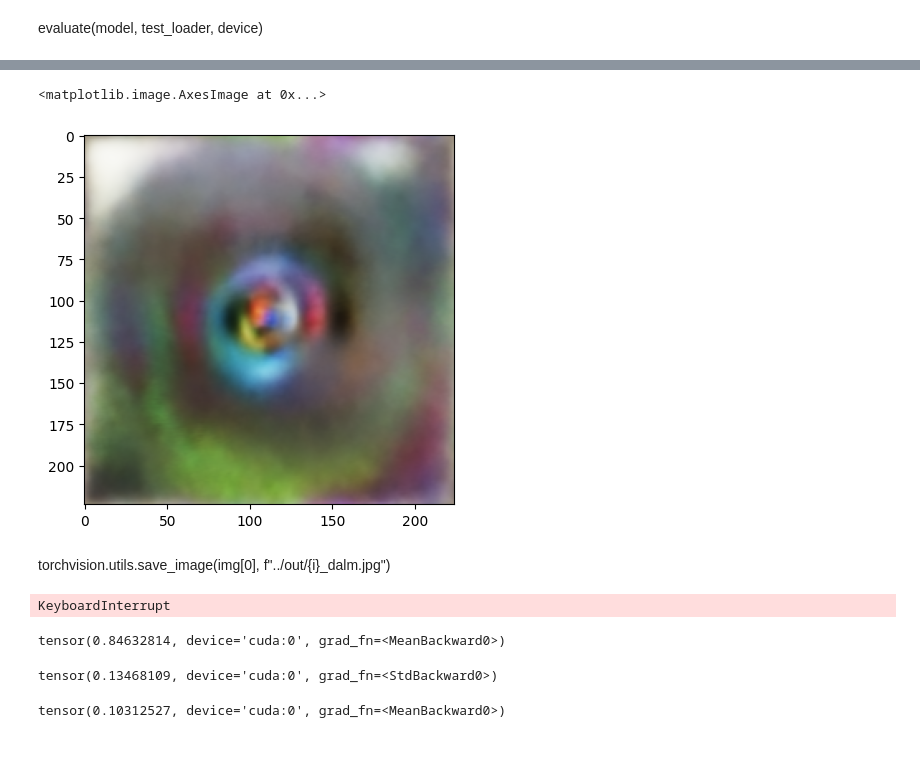
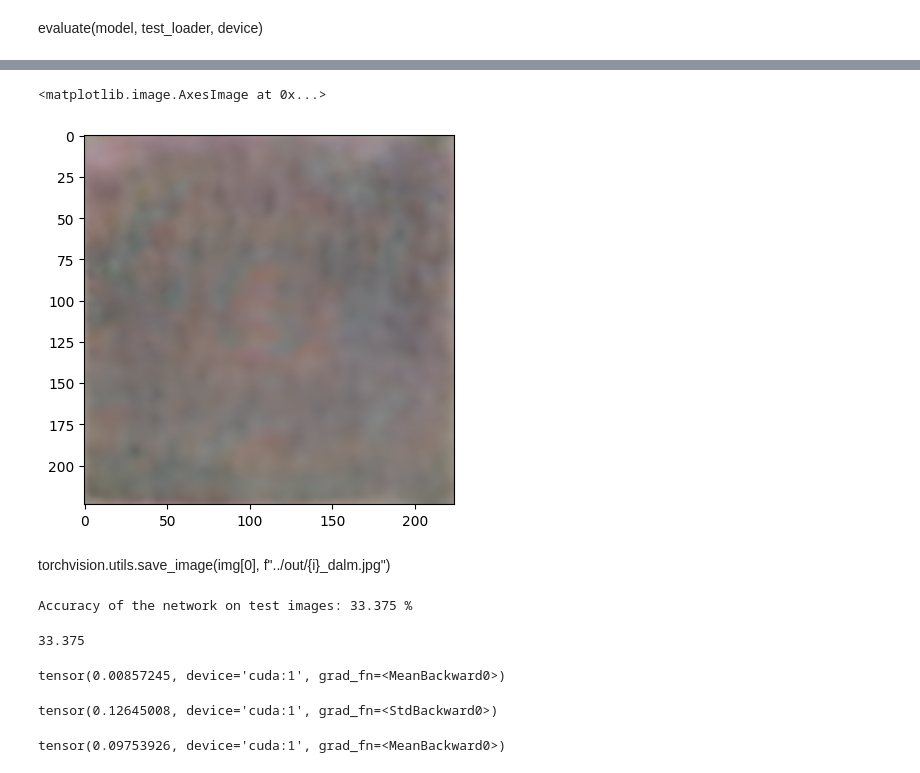
Before and after one commit to dilyabareeva/grad_slingshot, a Jupyter notebook: notebooks/before_after.ipynb, the cells around one changed output, grey strips where cells are left out. Drawn from its saved outputs; the diff is of its cells as text; code cells hidden in the pictures.

```diff
--- a/notebooks/before_after.ipynb
+++ b/notebooks/before_after.ipynb
@@ -24,7 +24,7 @@ with initialize(version_base=None, config_path="../config"):
         ],
     )
 # %%
-device = "cuda:0"
+device = "cuda:1"
 original_weights = cfg.model.get("original_weights_path", None)
 if original_weights:
     original_weights = "{}/{}".format(cfg.model_dir, original_weights)
@@ -257,28 +258,30 @@ plt.show()
 # %%
-i = 500
+i = 100
 img, _, tstart = feature_visualisation(
     net=target_model,
     noise_dataset=noise_dataset,
     man_index=target_neuron,
-    lr=0.1,
+    lr=0.2,
     n_steps=i,
     #init_mean=noise_dataset.param,
     #save_list=[1, 5, 10, 20, 50, 100, 2000],
     tf = transforms.Compose(image_transforms),
     grad_clip=True,
     #adam=True,
     layer_str=default_layer_str,
+    device=device,
 )
 plt.imshow(img[0].permute(1, 2, 0).detach().cpu().numpy())
 # %% [output]
 <matplotlib.image.AxesImage at 0x...>
-[figure, old version]
+[figure, new version]
 # %% [markdown]
 torchvision.utils.save_image(img[0], f"../out/{i}_dalm.jpg")
 # %%
 evaluate(target_model, test_loader, device)
 # %% [output]
-KeyboardInterrupt
+Accuracy of the network on test images: 33.375 %
+33.375
 # %%
 f = noise_dataset.forward
 param = noise_dataset.parametrize(img)
@@ -290,12 +293,12 @@ print(
     .mean()
 )
 # %% [output]
-tensor(0.84632814, device='cuda:0', grad_fn=<MeanBackward0>)
+tensor(0.00857245, device='cuda:1', grad_fn=<MeanBackward0>)
 # %%
 (param - noise_dataset.param).std()
 # %% [output]
-tensor(0.13468109, device='cuda:0', grad_fn=<StdBackward0>)
+tensor(0.12645008, device='cuda:1', grad_fn=<StdBackward0>)
 # %%
 (param - noise_dataset.param).abs().mean()
 # %% [output]
-tensor(0.10312527, device='cuda:0', grad_fn=<MeanBackward0>)
+tensor(0.09753926, device='cuda:1', grad_fn=<MeanBackward0>)
```
Also changed, not shown: parts of 4 cells of this notebook, 9 other files.
